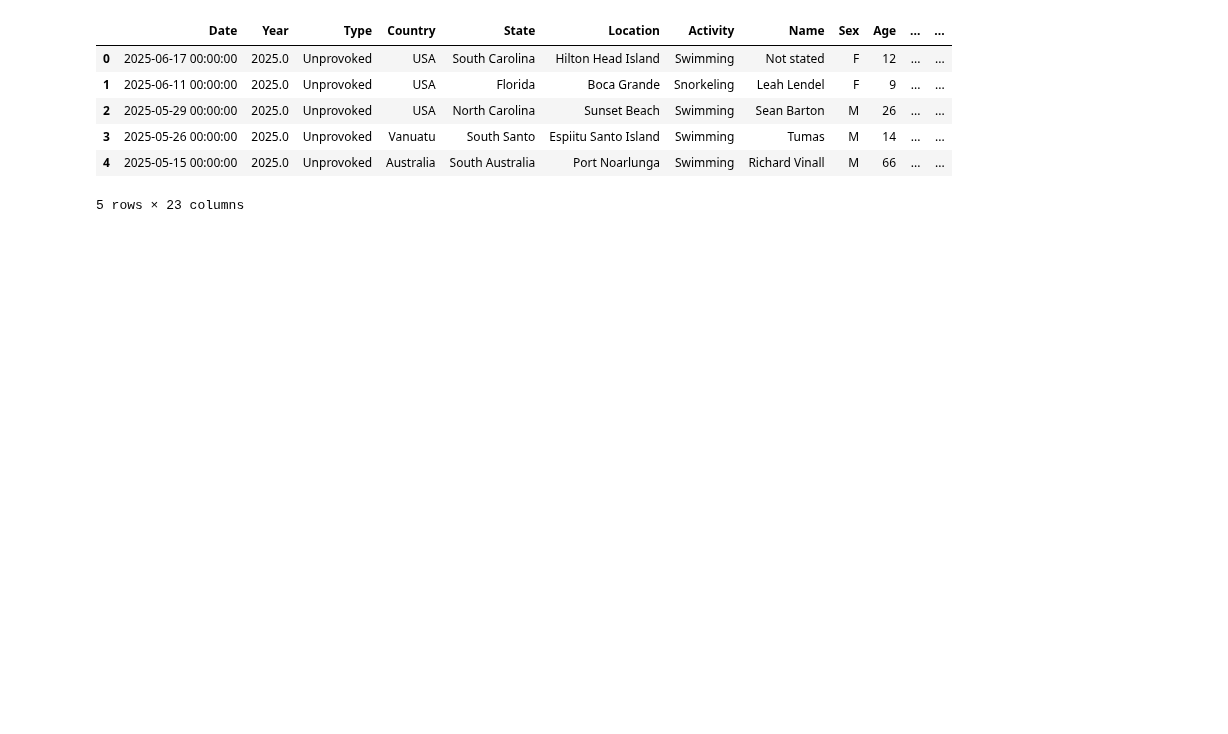
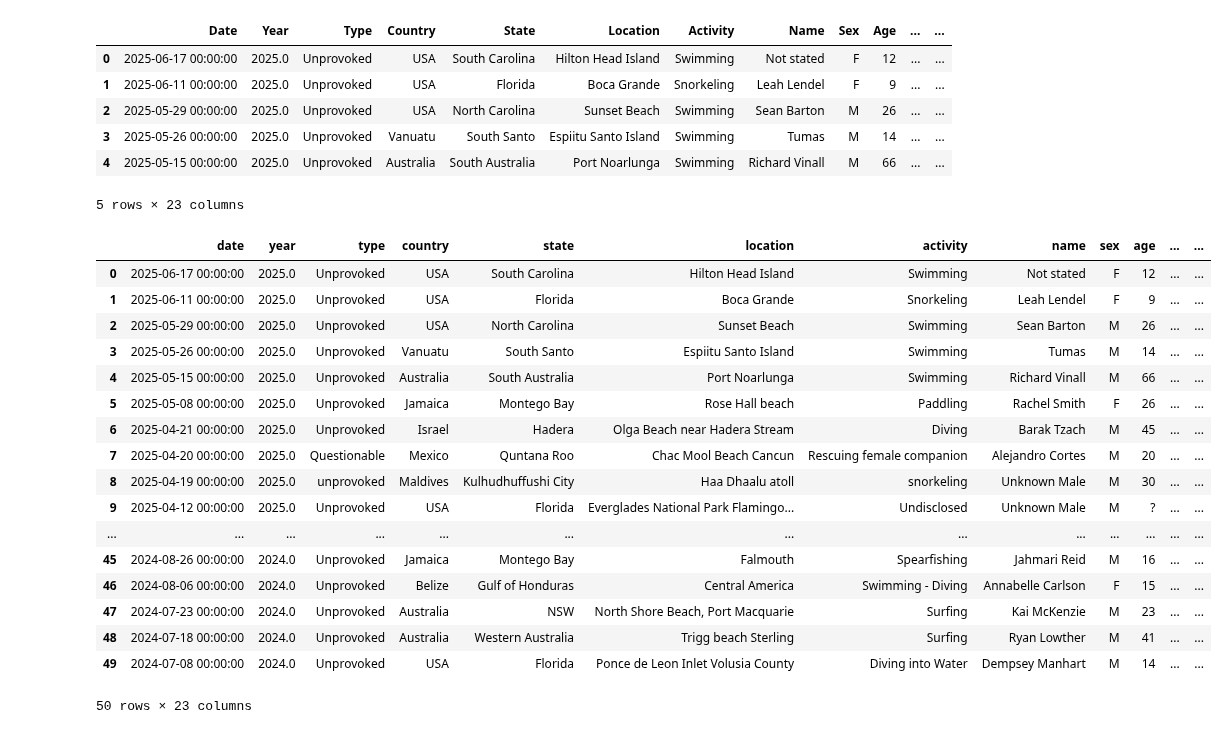
Before and after one commit to DelmarB/shark-analysis, a Jupyter notebook: Shark-Copy1.ipynb, the cells around one changed output. Cells and saved outputs as stored; diff of their text form; code cells hidden in the pictures; blank space fills up the shorter version.

Commit message:
Version shark 26-6 merged

```diff
--- a/Shark-Copy1.ipynb
+++ b/Shark-Copy1.ipynb
@@ -15,7 +15,26 @@ shark_df.head()
 # %%
 shark_df = shark_df.rename(columns={ col: col.replace(" ","").lower() for col in shark_df.columns })
 # %%
-shark_df.head()
+shark_df.head(50)
+# %% [output]
+|  | date | year | type | country | state | location | activity | name | sex | age | ... | ... |
+| 0 | 2025-06-17 00:00:00 | 2025.0 | Unprovoked | USA | South Carolina | Hilton Head Island | Swimming | Not stated | F | 12 | ... | ... |
+| 1 | 2025-06-11 00:00:00 | 2025.0 | Unprovoked | USA | Florida | Boca Grande | Snorkeling | Leah Lendel | F | 9 | ... | ... |
+| 2 | 2025-05-29 00:00:00 | 2025.0 | Unprovoked | USA | North Carolina | Sunset Beach | Swimming | Sean Barton | M | 26 | ... | ... |
+| 3 | 2025-05-26 00:00:00 | 2025.0 | Unprovoked | Vanuatu | South Santo | Espiitu Santo Island | Swimming | Tumas | M | 14 | ... | ... |
+| 4 | 2025-05-15 00:00:00 | 2025.0 | Unprovoked | Australia | South Australia | Port Noarlunga | Swimming | Richard Vinall | M | 66 | ... | ... |
+| 5 | 2025-05-08 00:00:00 | 2025.0 | Unprovoked | Jamaica | Montego Bay | Rose Hall beach | Paddling | Rachel Smith | F | 26 | ... | ... |
+| 6 | 2025-04-21 00:00:00 | 2025.0 | Unprovoked | Israel | Hadera | Olga Beach near Hadera Stream | Diving | Barak Tzach | M | 45 | ... | ... |
+| 7 | 2025-04-20 00:00:00 | 2025.0 | Questionable | Mexico | Quntana Roo | Chac Mool Beach Cancun | Rescuing female companion | Alejandro Cortes | M | 20 | ... | ... |
+| 8 | 2025-04-19 00:00:00 | 2025.0 | unprovoked | Maldives | Kulhudhuffushi City | Haa Dhaalu atoll | snorkeling | Unknown Male | M | 30 | ... | ... |
+| 9 | 2025-04-12 00:00:00 | 2025.0 | Unprovoked | USA | Florida | Everglades National Park Flamingo... | Undisclosed | Unknown Male | M | ? | ... | ... |
+| ... | ... | ... | ... | ... | ... | ... | ... | ... | ... | ... | ... | ... |
+| 45 | 2024-08-26 00:00:00 | 2024.0 | Unprovoked | Jamaica | Montego Bay | Falmouth | Spearfishing | Jahmari Reid | M | 16 | ... | ... |
+| 46 | 2024-08-06 00:00:00 | 2024.0 | Unprovoked | Belize | Gulf of Honduras | Central America | Swimming - Diving | Annabelle Carlson | F | 15 | ... | ... |
+| 47 | 2024-07-23 00:00:00 | 2024.0 | Unprovoked | Australia | NSW | North Shore Beach, Port Macquarie | Surfing | Kai McKenzie | M | 23 | ... | ... |
+| 48 | 2024-07-18 00:00:00 | 2024.0 | Unprovoked | Australia | Western Australia | Trigg beach Sterling | Surfing | Ryan Lowther | M | 41 | ... | ... |
+| 49 | 2024-07-08 00:00:00 | 2024.0 | Unprovoked | USA | Florida | Ponce de Leon Inlet Volusia County | Diving into Water | Dempsey Manhart | M | 14 | ... | ... |
+50 rows × 23 columns
 # %%
 shark_df_2 = shark_df[[ "date", "year","country", "state", "location", "activity", "injury","age","species"]]
 # Species appers as not an index.
```
Also changed, not shown: parts of 43 cells of this notebook.
